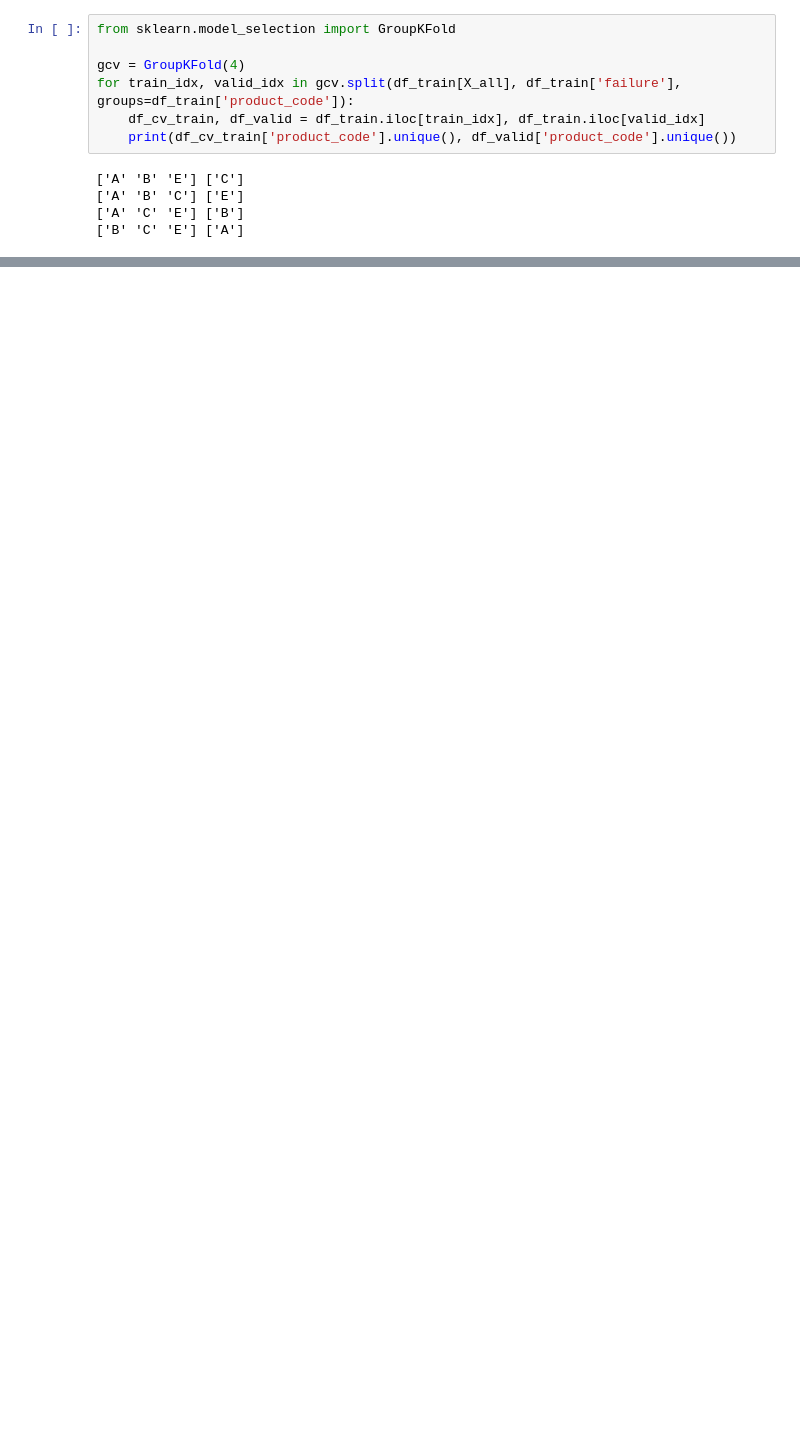
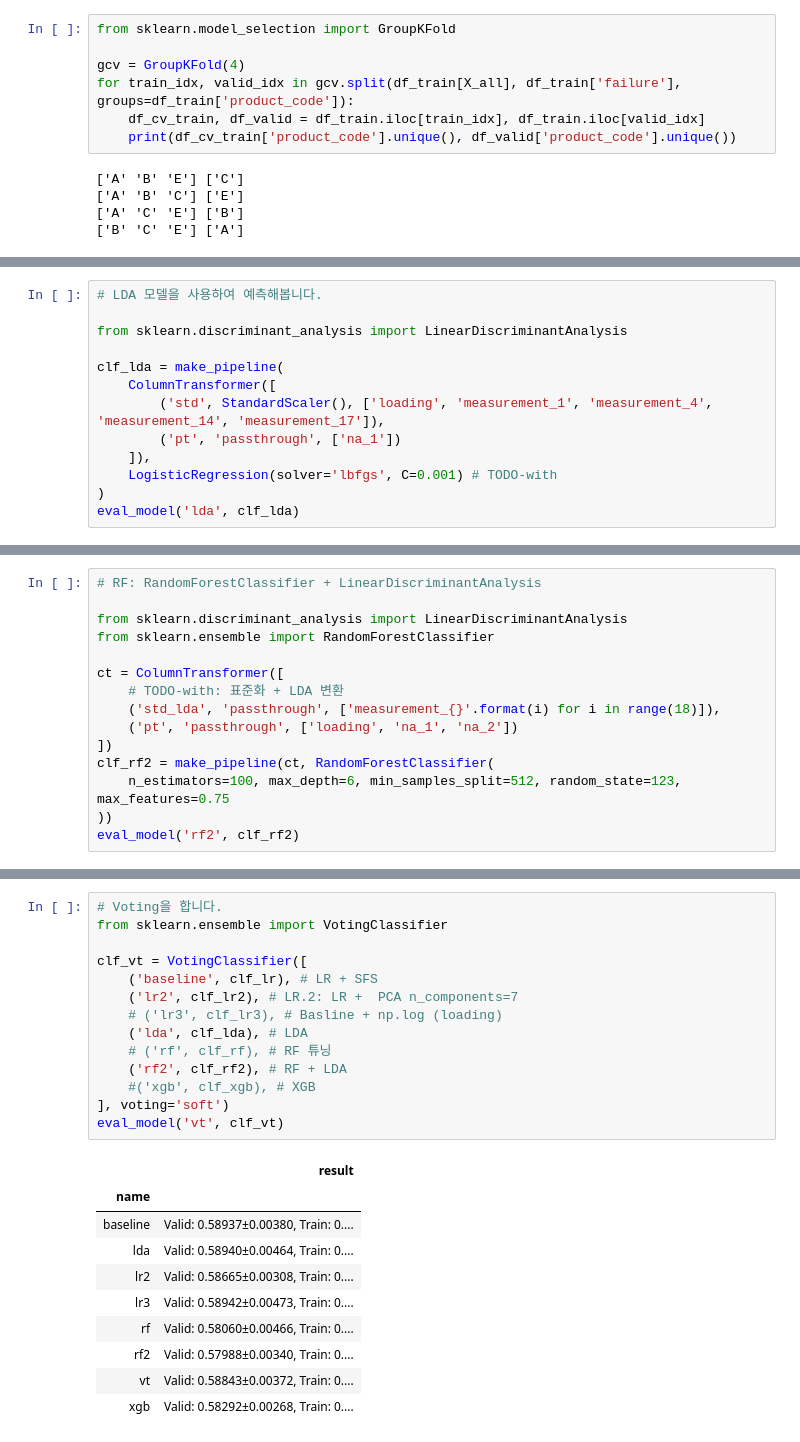
Before and after one commit to sunkusun9/DS_lv3_2411, a Jupyter notebook: sec_ds_lv3_prob1_kaggle.ipynb, the cells around one changed output, grey strips where cells are left out. Drawn from its saved outputs; the diff is of its cells as text; blank space fills up the shorter version.

```diff
--- a/sec_ds_lv3_prob1_kaggle.ipynb
+++ b/sec_ds_lv3_prob1_kaggle.ipynb
@@ -187,0 +382,13 @@ cross_validate(
+# %%
+# LDA 모델을 사용하여 예측해봅니다.
+
+from sklearn.discriminant_analysis import LinearDiscriminantAnalysis
+
+clf_lda = make_pipeline(
+    ColumnTransformer([
+        ('std', StandardScaler(), ['loading', 'measurement_1', 'measurement_4', 'measurement_14', 'measurement_17']),
+        ('pt', 'passthrough', ['na_1'])
+    ]),
+    LogisticRegression(solver='lbfgs', C=0.001) # TODO-with
+)
+eval_model('lda', clf_lda)
@@ -187,0 +427,15 @@ cross_validate(
+# %%
+# RF: RandomForestClassifier + LinearDiscriminantAnalysis
+
+from sklearn.discriminant_analysis import LinearDiscriminantAnalysis
+from sklearn.ensemble import RandomForestClassifier
+
+ct = ColumnTransformer([
+    # TODO-with: 표준화 + LDA 변환
+    ('std_lda', 'passthrough', ['measurement_{}'.format(i) for i in range(18)]),
+    ('pt', 'passthrough', ['loading', 'na_1', 'na_2'])
+])
+clf_rf2 = make_pipeline(ct, RandomForestClassifier(
+    n_estimators=100, max_depth=6, min_samples_split=512, random_state=123, max_features=0.75
+))
+eval_model('rf2', clf_rf2)
@@ -187,0 +473,25 @@ cross_validate(
+# %%
+# Voting을 합니다.
+from sklearn.ensemble import VotingClassifier
+
+clf_vt = VotingClassifier([
+    ('baseline', clf_lr), # LR + SFS
+    ('lr2', clf_lr2), # LR.2: LR +  PCA n_components=7
+    # ('lr3', clf_lr3), # Basline + np.log (loading)
+    ('lda', clf_lda), # LDA
+    # ('rf', clf_rf), # RF 튜닝
+    ('rf2', clf_rf2), # RF + LDA
+    #('xgb', clf_xgb), # XGB
+], voting='soft')
+eval_model('vt', clf_vt)
+# %% [output]
+|  | result |
+| name |  |
+| baseline | Valid: 0.58937±0.00380, Train: 0.... |
+| lda | Valid: 0.58940±0.00464, Train: 0.... |
+| lr2 | Valid: 0.58665±0.00308, Train: 0.... |
+| lr3 | Valid: 0.58942±0.00473, Train: 0.... |
+| rf | Valid: 0.58060±0.00466, Train: 0.... |
+| rf2 | Valid: 0.57988±0.00340, Train: 0.... |
+| vt | Valid: 0.58843±0.00372, Train: 0.... |
+| xgb | Valid: 0.58292±0.00268, Train: 0.... |
```
Also changed, not shown: parts of 33 cells of this notebook.
